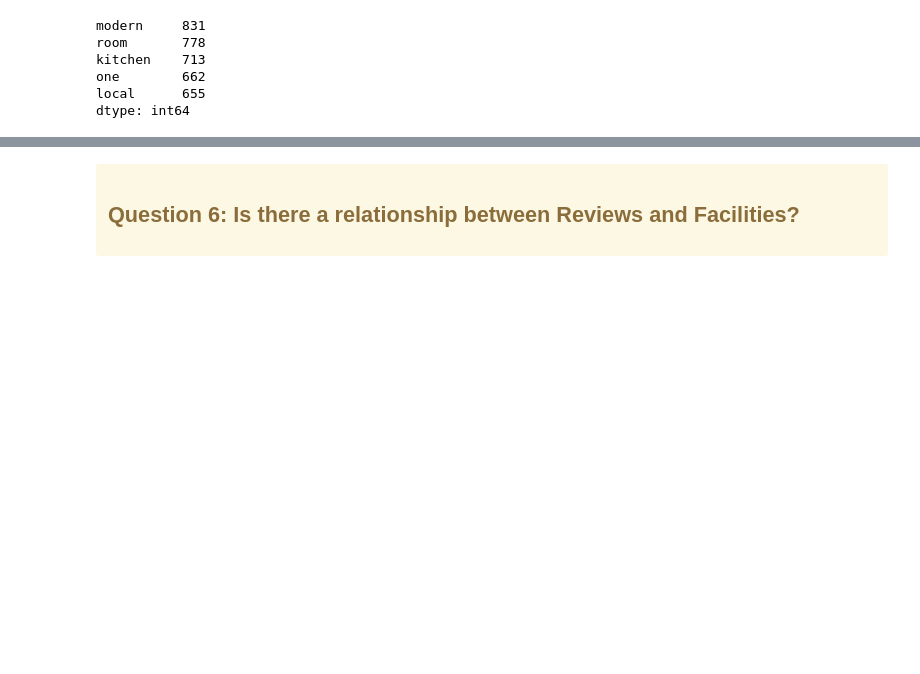
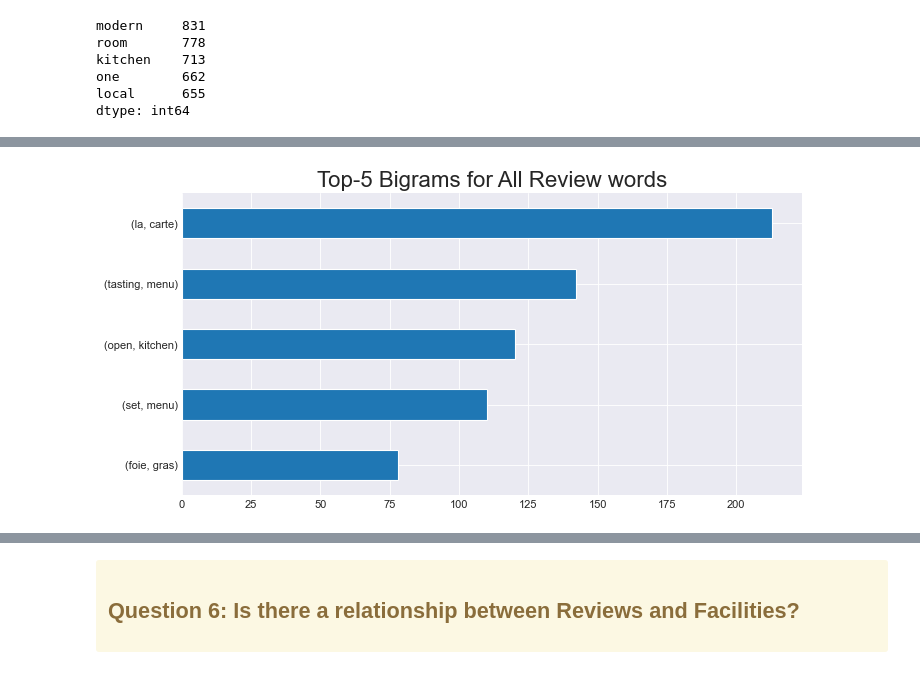
Before and after one commit to CodeupGourmands/Michelin_NLP_Capstone, a Jupyter notebook: mvp_notebook.ipynb, the cells around one changed output, grey strips where cells are left out. Saved outputs shown, nothing was run; the diff lists cells and outputs as text; code cells hidden in the pictures; blank space fills up the shorter version.

```diff
--- a/mvp_notebook.ipynb
+++ b/mvp_notebook.ipynb
@@ -208,3 +187,8 @@ plt.show()
+# %%
+# Show visualization for Top-5 Bigrams
+e.QMCBT_viz_2()
+# %% [output]
+[figure, added]
 # %%
 # Most frequent trigrams
 e.get_ngram_frequency(train.lemmatized, n=3).head(5)
```
Also changed, not shown: parts of 30 cells of this notebook, 1 other file.
